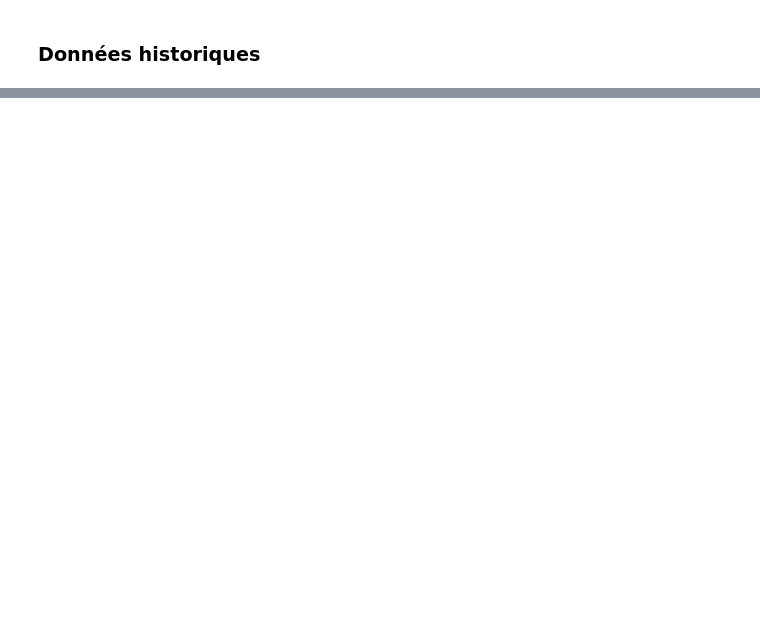
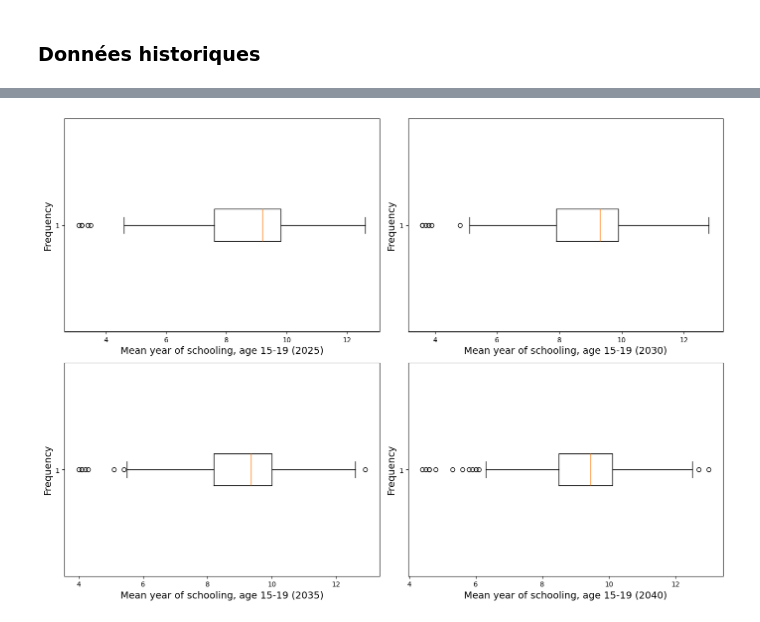
Before and after one commit to jjbochard/ocr_data_science_p2, a Jupyter notebook: study_case_p2.ipynb, the cells around one changed output, grey strips where cells are left out. Saved outputs shown, nothing was run; the diff lists cells and outputs as text; code cells hidden in the pictures; blank space fills up the shorter version.

```diff
--- a/study_case_p2.ipynb
+++ b/study_case_p2.ipynb
@@ -540,0 +571,3 @@ msno.matrix(df.sample(664))
+# %%
+def generate_xlabel(title: str, year: str) -> str:
+    return f"{title} ({year})"
@@ -540,0 +576,3 @@ msno.matrix(df.sample(664))
+# %%
+# Define the indicator to use
+indicator = 'mean_years_school_15_19'
@@ -540,0 +623,8 @@ msno.matrix(df.sample(664))
+# %%
+# Calculate the skewness for each years
+for year in forecast_unique_years:
+    tmp_df = df_forecast[df_forecast['year'] == year]
+
+    skew = round(tmp_df[indicator].skew(), 4)
+
+    print(f"The skewness for the year {year} is : {skew}")
@@ -540,0 +636,2 @@ msno.matrix(df.sample(664))
+# %%
+first_part_title = "Mean year of schooling, age 15-19"
@@ -540,0 +668,25 @@ msno.matrix(df.sample(664))
+# %%
+# Create box plot for each years
+
+# Calculate the number of rows needed (2 plots per row)
+num_rows = (len(forecast_unique_years) + 1) // 2
+
+# Create subplots
+fig, axes = plt.subplots(num_rows, 2, figsize=(14, num_rows * 5))
+
+# Flatten the axes array for easy iteration
+axes = axes.flatten()
+
+# Loop over the years and corresponding axes
+for i, year in enumerate(forecast_unique_years):
+    ax = axes[i]
+    data = df_forecast[df_forecast['year'] == year][indicator]
+    ax.boxplot(data, vert=False)
+    ax.set_xlabel(generate_xlabel(first_part_title, year), fontsize=14)
+    ax.set_ylabel('Frequency', fontsize=14)
+
+# Adjust layout and show the plot
+plt.tight_layout()
+plt.show()
+# %% [output]
+[figure, added]
```
Also changed, not shown: parts of 172 cells of this notebook, 1 other file.
